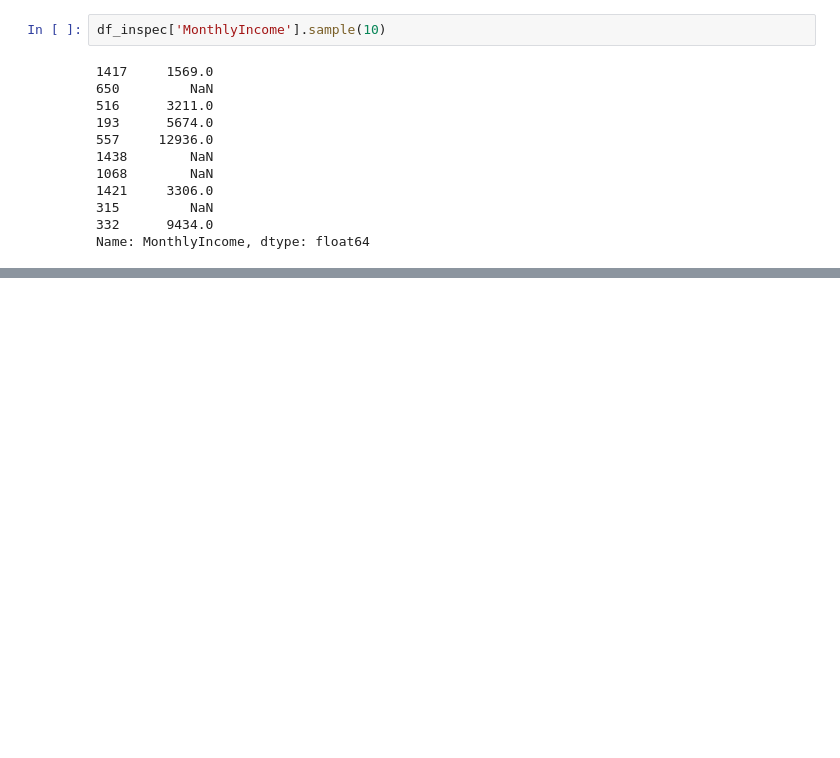
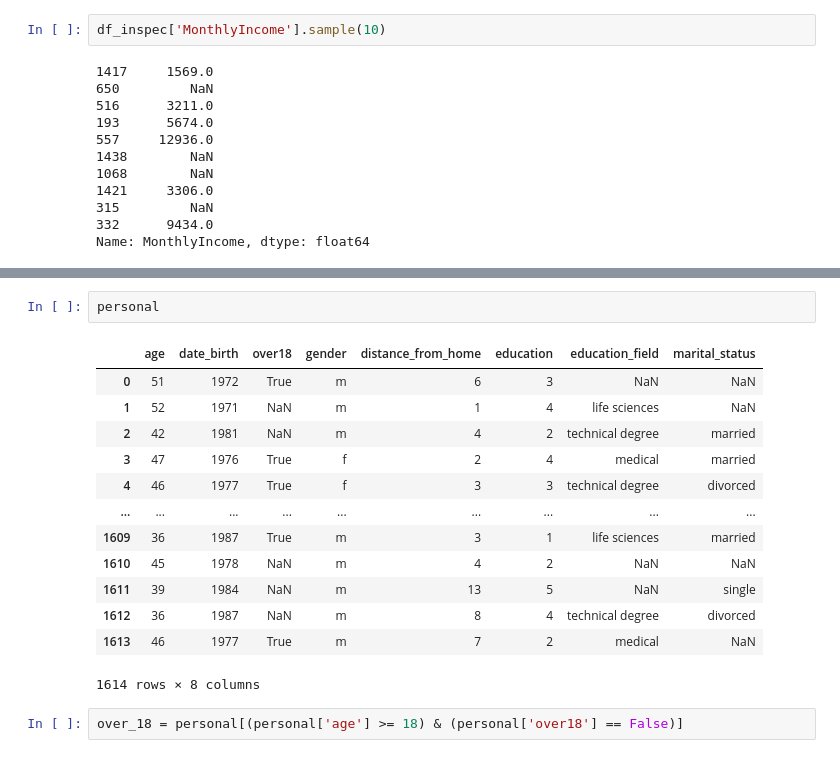
Before and after one commit to icorreald/proyecto-da-promo-G-modulo-3-team-3, a Jupyter notebook: notebooks-trabajo/isa.ipynb, the cells around one changed output, grey strips where cells are left out. Cells and saved outputs as stored; diff of their text form; blank space fills up the shorter version.

```diff
--- a/notebooks-trabajo/isa.ipynb
+++ b/notebooks-trabajo/isa.ipynb
@@ -345,0 +433,18 @@ Name: MonthlyIncome, dtype: float64
+# %%
+personal
+# %% [output]
+|  | age | date_birth | over18 | gender | distance_from_home | education | education_field | marital_status |
+| 0 | 51 | 1972 | True | m | 6 | 3 | NaN | NaN |
+| 1 | 52 | 1971 | NaN | m | 1 | 4 | life sciences | NaN |
+| 2 | 42 | 1981 | NaN | m | 4 | 2 | technical degree | married |
+| 3 | 47 | 1976 | True | f | 2 | 4 | medical | married |
+| 4 | 46 | 1977 | True | f | 3 | 3 | technical degree | divorced |
+| ... | ... | ... | ... | ... | ... | ... | ... | ... |
+| 1609 | 36 | 1987 | True | m | 3 | 1 | life sciences | married |
+| 1610 | 45 | 1978 | NaN | m | 4 | 2 | NaN | NaN |
+| 1611 | 39 | 1984 | NaN | m | 13 | 5 | NaN | single |
+| 1612 | 36 | 1987 | NaN | m | 8 | 4 | technical degree | divorced |
+| 1613 | 46 | 1977 | True | m | 7 | 2 | medical | NaN |
+1614 rows × 8 columns
+# %%
+over_18 = personal[(personal['age'] >= 18) & (personal['over18'] == False)]
```
Also changed, not shown: parts of 20 cells of this notebook.
